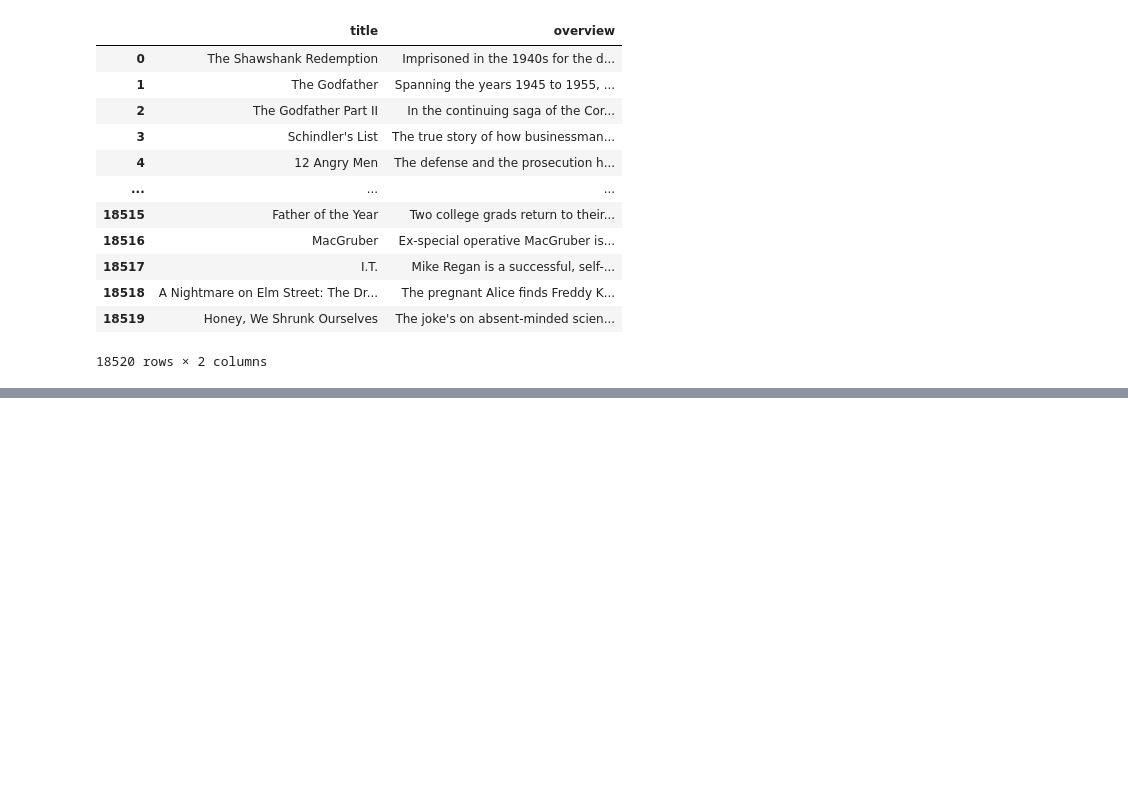
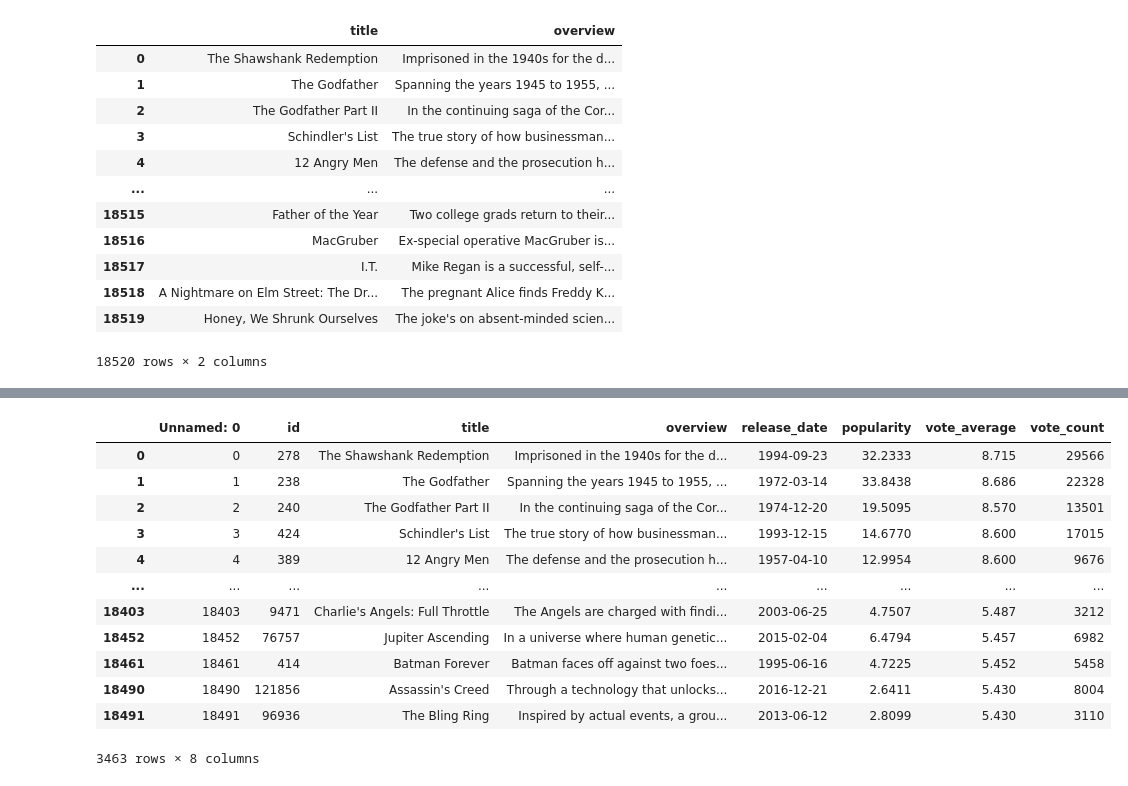
Before and after one commit to jobanpreet10/Python, a Jupyter notebook: Day 4/numpy.ipynb, the cells around one changed output, grey strips where cells are left out. Cells and saved outputs as stored; diff of their text form; code cells hidden in the pictures; blank space fills up the shorter version.

```diff
--- a/Day 4/numpy.ipynb
+++ b/Day 4/numpy.ipynb
@@ -73,0 +129,18 @@ data[['title','overview']]
+# %%
+#  other way  creating a mask
+mask = data['vote_count'] > 3000
+data[mask]
+# %% [output]
+|  | Unnamed: 0 | id | title | overview | release_date | popularity | vote_average | vote_count |
+| 0 | 0 | 278 | The Shawshank Redemption | Imprisoned in the 1940s for the d... | 1994-09-23 | 32.2333 | 8.715 | 29566 |
+| 1 | 1 | 238 | The Godfather | Spanning the years 1945 to 1955, ... | 1972-03-14 | 33.8438 | 8.686 | 22328 |
+| 2 | 2 | 240 | The Godfather Part II | In the continuing saga of the Cor... | 1974-12-20 | 19.5095 | 8.570 | 13501 |
+| 3 | 3 | 424 | Schindler's List | The true story of how businessman... | 1993-12-15 | 14.6770 | 8.600 | 17015 |
+| 4 | 4 | 389 | 12 Angry Men | The defense and the prosecution h... | 1957-04-10 | 12.9954 | 8.600 | 9676 |
+| ... | ... | ... | ... | ... | ... | ... | ... | ... |
+| 18403 | 18403 | 9471 | Charlie's Angels: Full Throttle | The Angels are charged with findi... | 2003-06-25 | 4.7507 | 5.487 | 3212 |
+| 18452 | 18452 | 76757 | Jupiter Ascending | In a universe where human genetic... | 2015-02-04 | 6.4794 | 5.457 | 6982 |
+| 18461 | 18461 | 414 | Batman Forever | Batman faces off against two foes... | 1995-06-16 | 4.7225 | 5.452 | 5458 |
+| 18490 | 18490 | 121856 | Assassin's Creed | Through a technology that unlocks... | 2016-12-21 | 2.6411 | 5.430 | 8004 |
+| 18491 | 18491 | 96936 | The Bling Ring | Inspired by actual events, a grou... | 2013-06-12 | 2.8099 | 5.430 | 3110 |
+3463 rows × 8 columns
```
Also changed, not shown: parts of 17 cells of this notebook, 4 other files.
